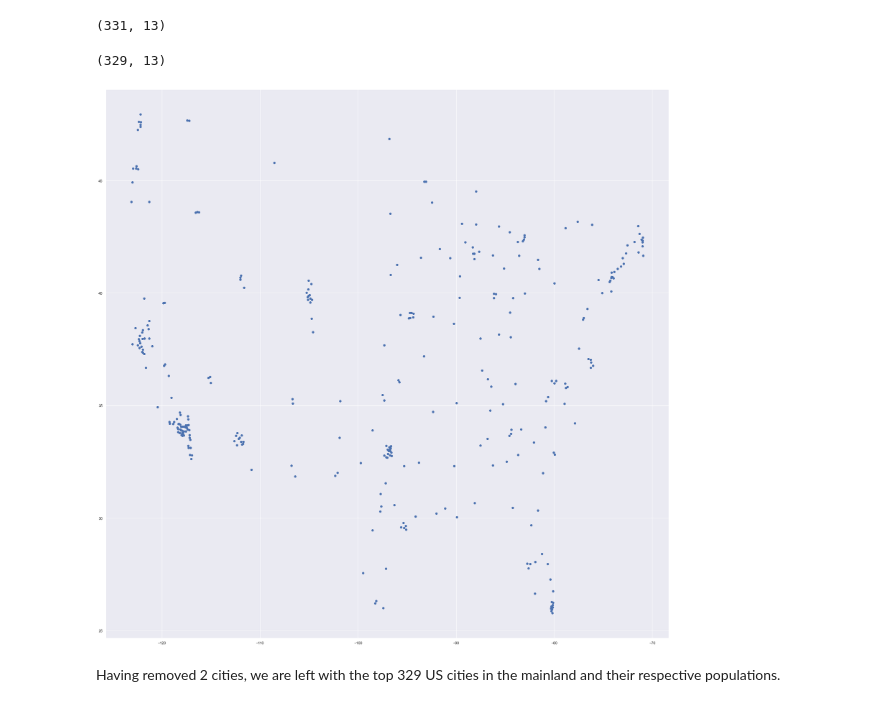
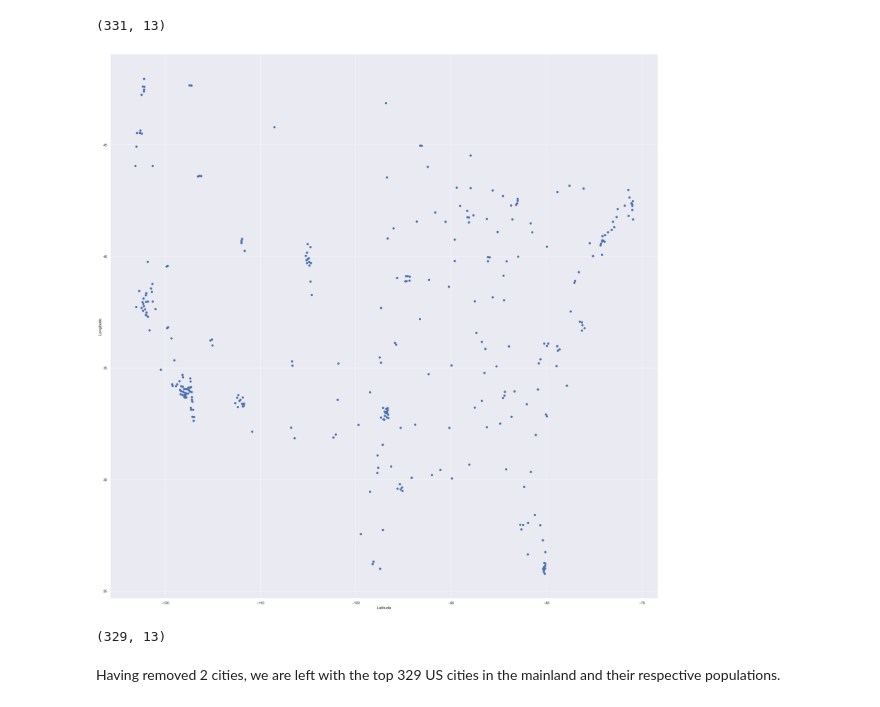
Before and after one commit to jerrell-y/SC1015-miniproj-pizza, a Jupyter notebook: Cleaning and Preparation.ipynb, the cells around one changed output. Drawn from its saved outputs; the diff is of its cells as text; code cells hidden in the pictures.

```diff
--- a/Cleaning and Preparation.ipynb
+++ b/Cleaning and Preparation.ipynb
@@ -75,17 +77,19 @@ cities.shape
 # %%
 f, axes = plt.subplots(figsize=(30,30))
 
 cities = cities[(cities['Latitude'] < 50) & (cities['Longitude'] > -140)]
 
 long_clean = cities['Longitude']
 lat_clean = cities["Latitude"]
 
 plt.scatter(long_clean,lat_clean)
-plt.show
+plt.xlabel('Latitude')
+plt.ylabel('Longitude')
+plt.show()
 cities.shape
 # %% [output]
+[figure, new version]
 (329, 13)
-[figure, old version]
 # %% [markdown]
 Having removed 2 cities, we are left with the top 329 US cities in the mainland and their respective populations.
 # %% [markdown]
```
Also changed, not shown: parts of 1 cell of this notebook.
